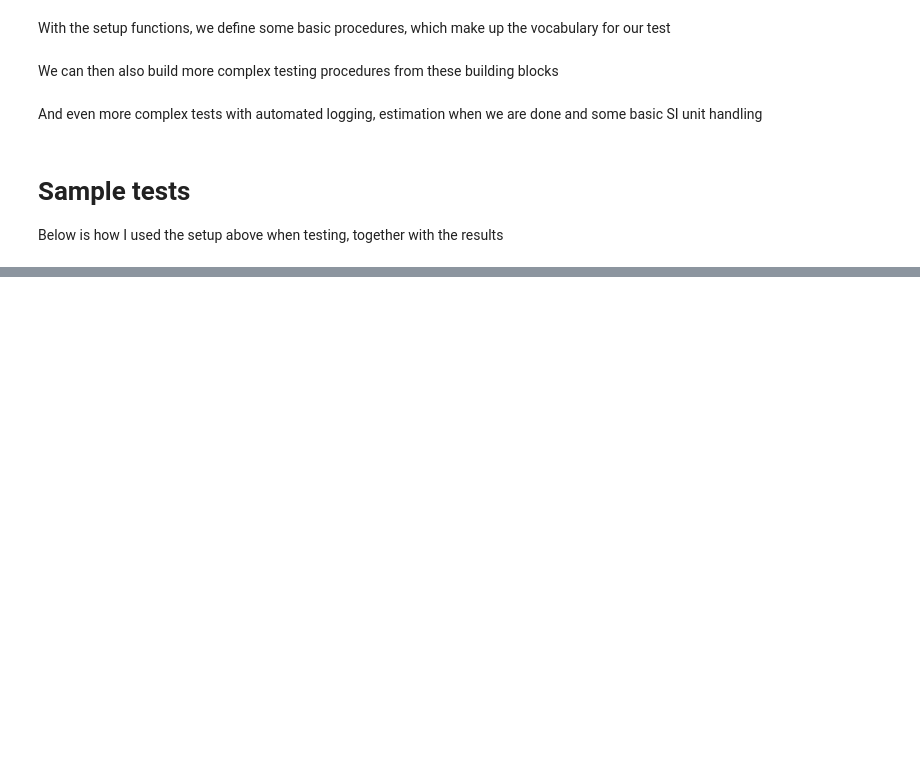
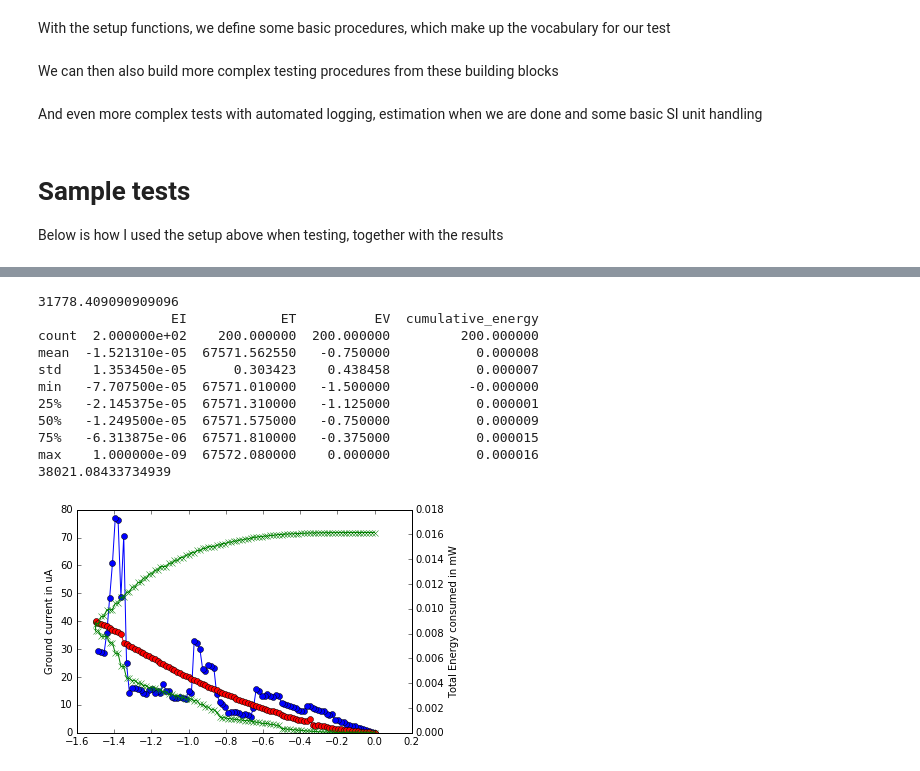
Before and after one commit to igor-krawczuk/agilentpyvisa, a Jupyter notebook: TestingToolbox.ipynb, the cells around one changed output, grey strips where cells are left out. Saved outputs shown, nothing was run; the diff lists cells and outputs as text; code cells hidden in the pictures; blank space fills up the shorter version.

```diff
--- a/TestingToolbox.ipynb
+++ b/TestingToolbox.ipynb
@@ -481,0 +345,17 @@ grps[['postSet',]].var().plot(figsize=[10,5])
+# %%
+print(checkR())
+reset_sweep(-1.5,100,5e-3, mrange=MeasureRanges_I.uA10_limited,gate=SMU3,plot=True)
+print(checkR())
+# %% [output]
+31778.409090909096
+                 EI            ET          EV  cumulative_energy
+count  2.000000e+02    200.000000  200.000000         200.000000
+mean  -1.521310e-05  67571.562550   -0.750000           0.000008
+std    1.353450e-05      0.303423    0.438458           0.000007
+min   -7.707500e-05  67571.010000   -1.500000          -0.000000
+25%   -2.145375e-05  67571.310000   -1.125000           0.000001
+50%   -1.249500e-05  67571.575000   -0.750000           0.000009
+75%   -6.313875e-06  67571.810000   -0.375000           0.000015
+max    1.000000e-09  67572.080000    0.000000           0.000016
+38021.08433734939
+[figure, added]
```
Also changed, not shown: parts of 27 cells of this notebook, 5 other files.
